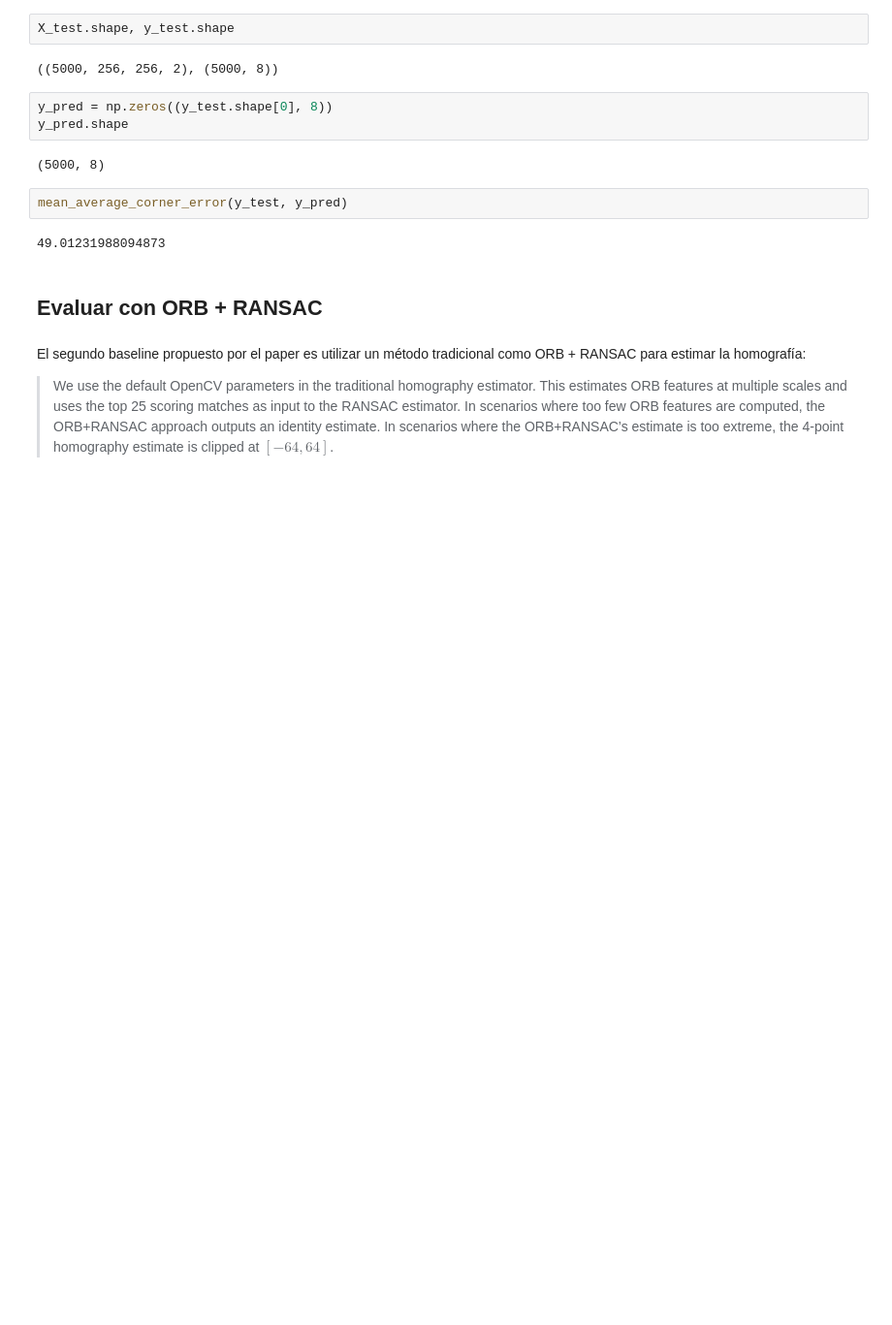
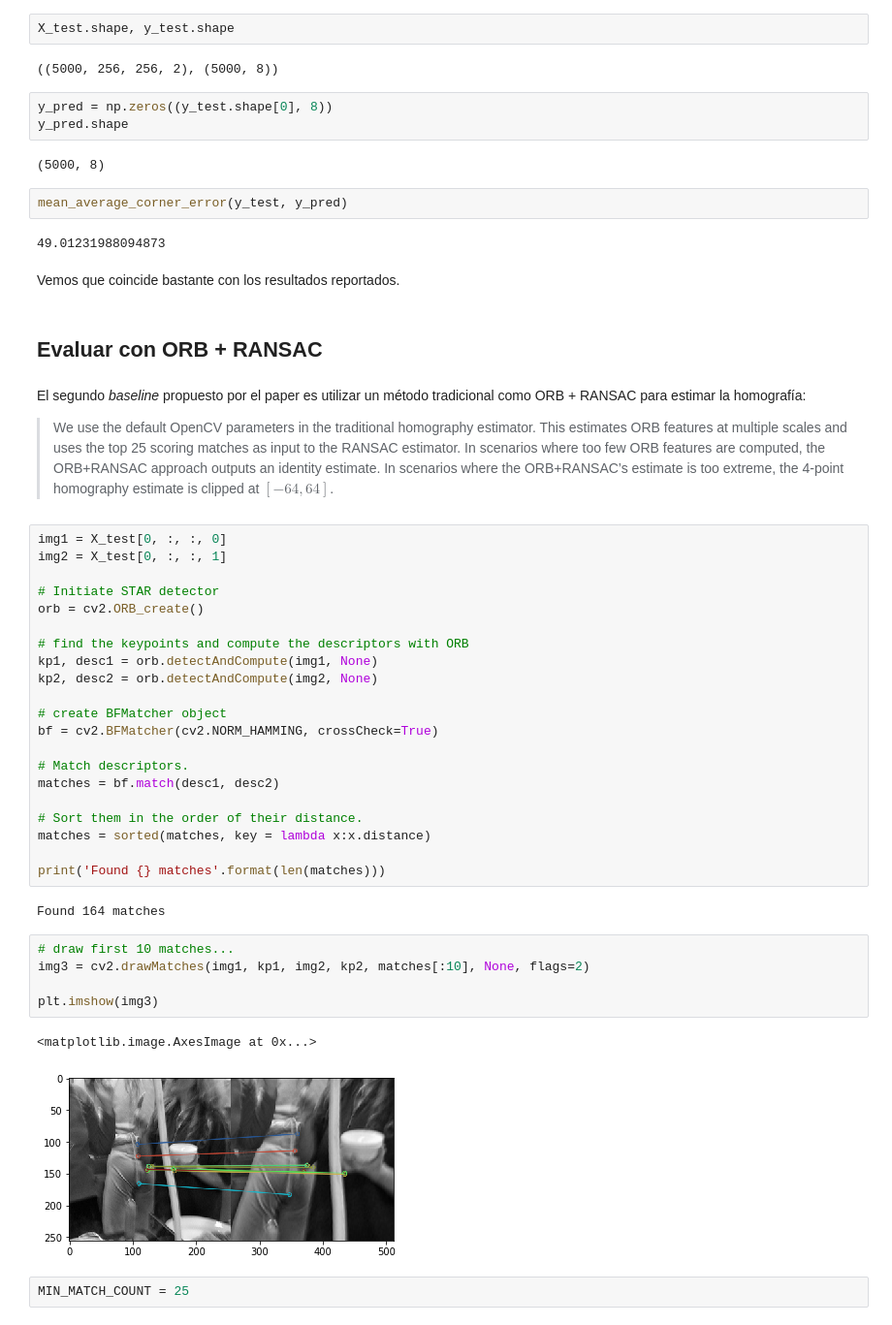
Before and after one commit to munshkr/vc-2018-2c, a Jupyter notebook: tp/Evaluacion.ipynb, the cells around one changed output. Shown at 97% size. Saved outputs shown, nothing was run; the diff lists cells and outputs as text; blank space fills up the shorter version.

Commit message:
tp: Avanza sobre la comparación con ORB+RANSAC

```diff
--- a/tp/Evaluacion.ipynb
+++ b/tp/Evaluacion.ipynb
@@ -268,9 +268,44 @@ y_pred.shape
 mean_average_corner_error(y_test, y_pred)
 # %% [output]
 49.01231988094873
+# %% [markdown]
+Vemos que coincide bastante con los resultados reportados.
 # %% [markdown]
 ## Evaluar con ORB + RANSAC
 # %% [markdown]
-El segundo baseline propuesto por el paper es utilizar un método tradicional como ORB + RANSAC para estimar la homografía:
+El segundo *baseline* propuesto por el paper es utilizar un método tradicional como ORB + RANSAC para estimar la homografía:
 
 > We use the default OpenCV parameters in the traditional homography estimator. This estimates ORB features at multiple scales and uses the top 25 scoring matches as input to the RANSAC estimator. In scenarios where too few ORB features are computed, the ORB+RANSAC approach outputs an identity estimate. In scenarios where the ORB+RANSAC’s estimate is too extreme, the 4-point homography estimate is clipped at $[-64,64]$.
+# %%
+img1 = X_test[0, :, :, 0]
+img2 = X_test[0, :, :, 1]
+
+# Initiate STAR detector
+orb = cv2.ORB_create()
+
+# find the keypoints and compute the descriptors with ORB
+kp1, desc1 = orb.detectAndCompute(img1, None)
+kp2, desc2 = orb.detectAndCompute(img2, None)
+
+# create BFMatcher object
+bf = cv2.BFMatcher(cv2.NORM_HAMMING, crossCheck=True)
+
+# Match descriptors.
+matches = bf.match(desc1, desc2)
+
+# Sort them in the order of their distance.
+matches = sorted(matches, key = lambda x:x.distance)
+
+print('Found {} matches'.format(len(matches)))
+# %% [output]
+Found 164 matches
+# %%
+# draw first 10 matches...
+img3 = cv2.drawMatches(img1, kp1, img2, kp2, matches[:10], None, flags=2)
+
+plt.imshow(img3)
+# %% [output]
+<matplotlib.image.AxesImage at 0x...>
+[figure, added]
+# %%
+MIN_MATCH_COUNT = 25
```
Also changed, not shown: parts of 17 cells of this notebook.
